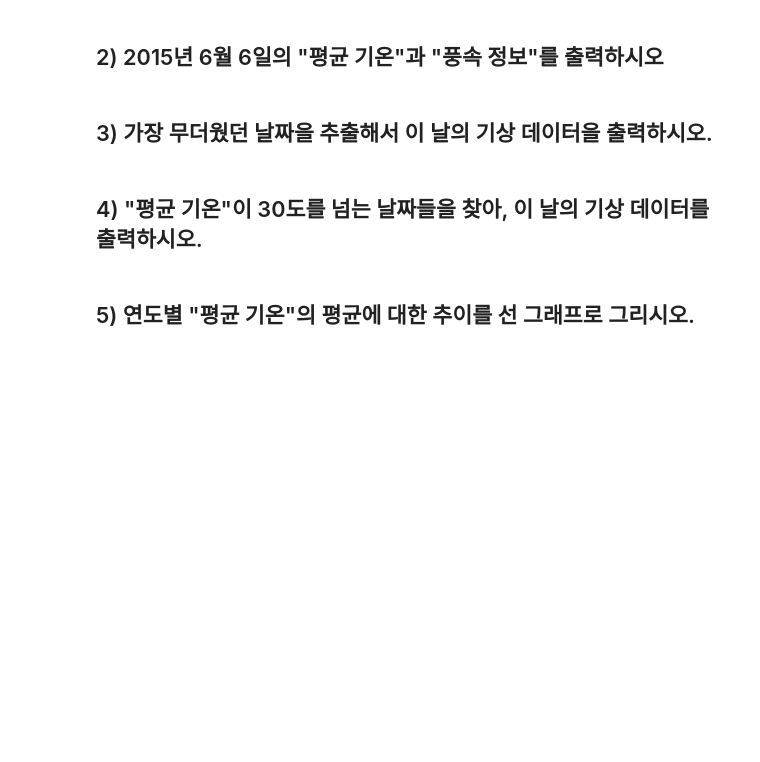
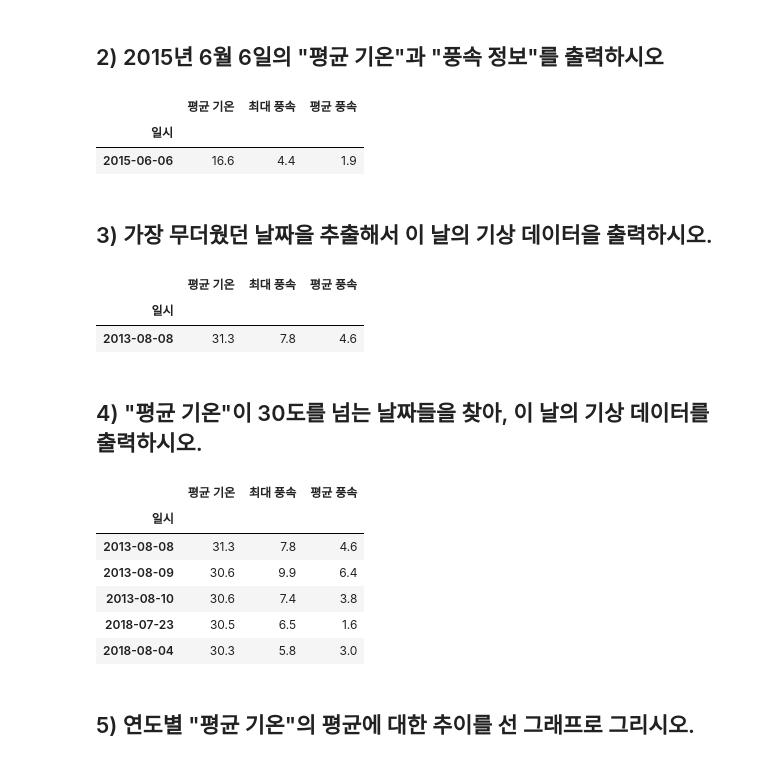
Before and after one commit to kimhonggyeong/python_basic_2, a Jupyter notebook: time_series_class_5_8.ipynb, the cells around one changed output. Saved outputs shown, nothing was run; the diff lists cells and outputs as text; code cells hidden in the pictures; blank space fills up the shorter version.

```diff
--- a/time_series_class_5_8.ipynb
+++ b/time_series_class_5_8.ipynb
@@ -221,8 +243,36 @@ Text(0, 0.5, '빈도수')
 # %% [markdown]
 ## 2) 2015년 6월 6일의 "평균 기온"과 "풍속 정보"를 출력하시오
+# %%
+df = pd.read_csv("weather.csv",index_col = 0)
+df2 = df[df.index == '2015-06-06']
+df2
+# %% [output]
+|  | 평균 기온 | 최대 풍속 | 평균 풍속 |
+| 일시 |  |  |  |
+| 2015-06-06 | 16.6 | 4.4 | 1.9 |
 # %% [markdown]
 ## 3) 가장 무더웠던 날짜을 추출해서 이 날의 기상 데이터을 출력하시오.
+# %%
+df = pd.read_csv("weather.csv",index_col = 0)
+df3 = df[df['평균 기온'] == df['평균 기온'].max()]
+df3
+# %% [output]
+|  | 평균 기온 | 최대 풍속 | 평균 풍속 |
+| 일시 |  |  |  |
+| 2013-08-08 | 31.3 | 7.8 | 4.6 |
 # %% [markdown]
 ## 4) "평균 기온"이 30도를 넘는 날짜들을 찾아, 이 날의 기상 데이터를 출력하시오.
+# %%
+df = pd.read_csv("weather.csv",index_col = 0)
+df4 = df[df['평균 기온'] > 30]
+df4
+# %% [output]
+|  | 평균 기온 | 최대 풍속 | 평균 풍속 |
+| 일시 |  |  |  |
+| 2013-08-08 | 31.3 | 7.8 | 4.6 |
+| 2013-08-09 | 30.6 | 9.9 | 6.4 |
+| 2013-08-10 | 30.6 | 7.4 | 3.8 |
+| 2018-07-23 | 30.5 | 6.5 | 1.6 |
+| 2018-08-04 | 30.3 | 5.8 | 3.0 |
 # %% [markdown]
 ## 5) 연도별 "평균 기온"의 평균에 대한 추이를 선 그래프로 그리시오.
```
Also changed, not shown: parts of 7 cells of this notebook.
